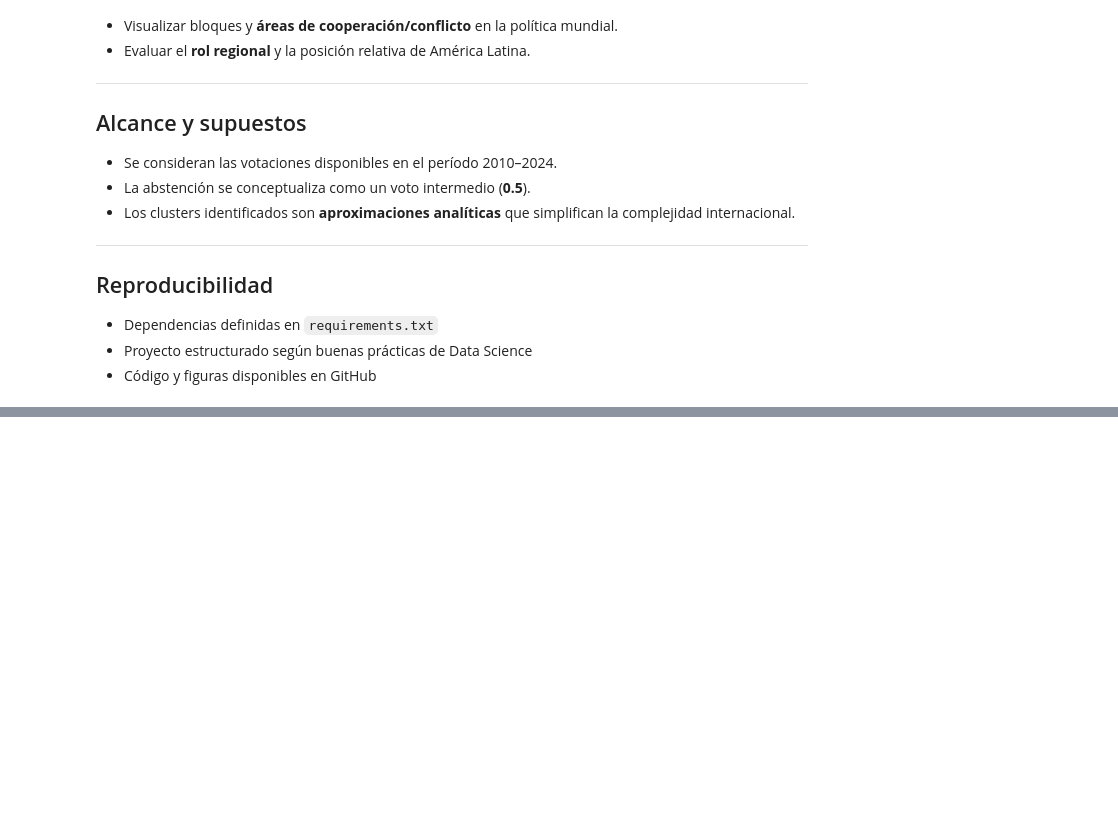
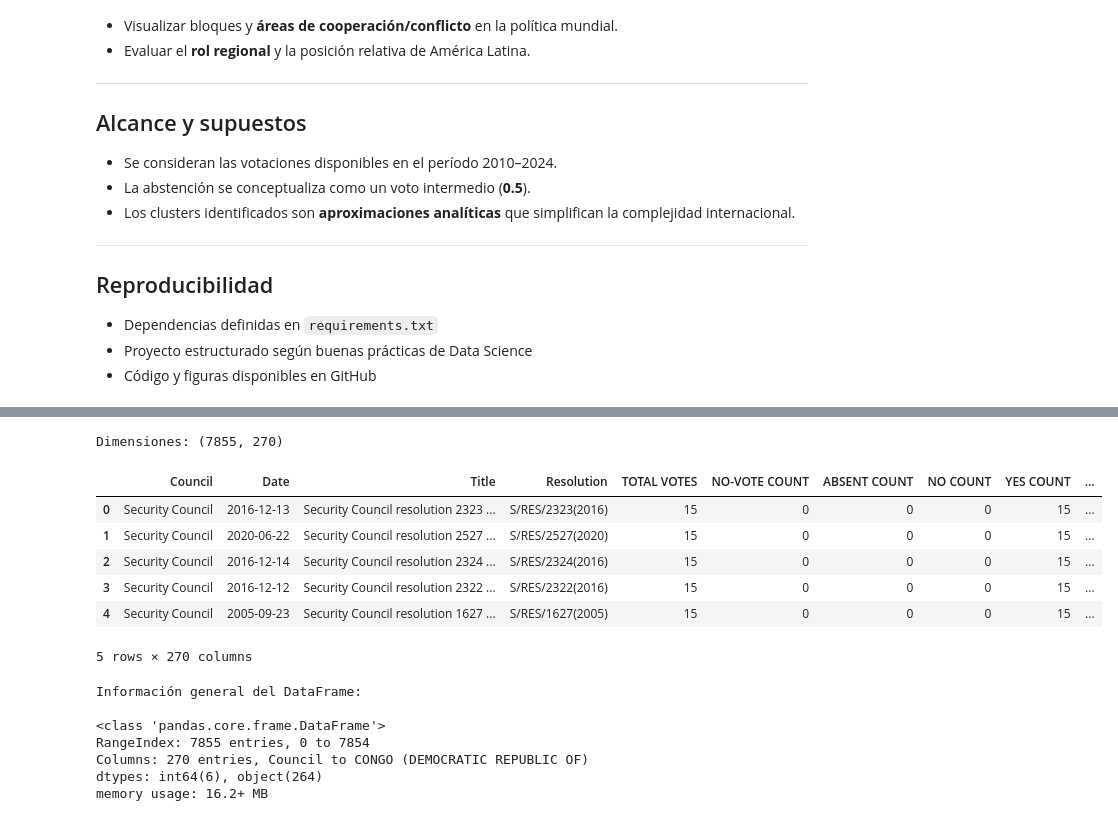
Before and after one commit to fernandezelias/UN_Voting_Clustering, a Jupyter notebook: un_votes_clustering.ipynb, the cells around one changed output, grey strips where cells are left out. Drawn from its saved outputs; the diff is of its cells as text; code cells hidden in the pictures; blank space fills up the shorter version.

```diff
--- a/un_votes_clustering.ipynb
+++ b/un_votes_clustering.ipynb
@@ -101,0 +97,13 @@ plt.rcParams['figure.figsize'] = (10, 6)
+# %%
+# --- Configuración visual unificada ---
+
+# Estilo de gráficos y paleta de colores
+sns.set(style="whitegrid")
+plt.style.use('seaborn-v0_8')
+sns.set_palette('Set2')
+
+# Tamaño por defecto de las figuras
+plt.rcParams['figure.figsize'] = (10, 6)
+
+# Ver todas las columnas en inspección de DataFrames
+pd.set_option('display.max_columns', None)
@@ -101,0 +118,22 @@ plt.rcParams['figure.figsize'] = (10, 6)
+# %%
+# --- Vista general y estructura ---
+print("Dimensiones:", df.shape)
+display(df.head())
+print("\nInformación general del DataFrame:\n")
+df.info()
+# %% [output]
+Dimensiones: (7855, 270)
+|  | Council | Date | Title | Resolution | TOTAL VOTES | NO-VOTE COUNT | ABSENT COUNT | NO COUNT | YES COUNT | ... |
+| 0 | Security Council | 2016-12-13 | Security Council resolution 2323 ... | S/RES/2323(2016) | 15 | 0 | 0 | 0 | 15 | ... |
+| 1 | Security Council | 2020-06-22 | Security Council resolution 2527 ... | S/RES/2527(2020) | 15 | 0 | 0 | 0 | 15 | ... |
+| 2 | Security Council | 2016-12-14 | Security Council resolution 2324 ... | S/RES/2324(2016) | 15 | 0 | 0 | 0 | 15 | ... |
+| 3 | Security Council | 2016-12-12 | Security Council resolution 2322 ... | S/RES/2322(2016) | 15 | 0 | 0 | 0 | 15 | ... |
+| 4 | Security Council | 2005-09-23 | Security Council resolution 1627 ... | S/RES/1627(2005) | 15 | 0 | 0 | 0 | 15 | ... |
+5 rows × 270 columns
+Información general del DataFrame:
+
+<class 'pandas.core.frame.DataFrame'>
+RangeIndex: 7855 entries, 0 to 7854
+Columns: 270 entries, Council to CONGO (DEMOCRATIC REPUBLIC OF)
+dtypes: int64(6), object(264)
+memory usage: 16.2+ MB
```
Also changed, not shown: parts of 37 cells of this notebook.
